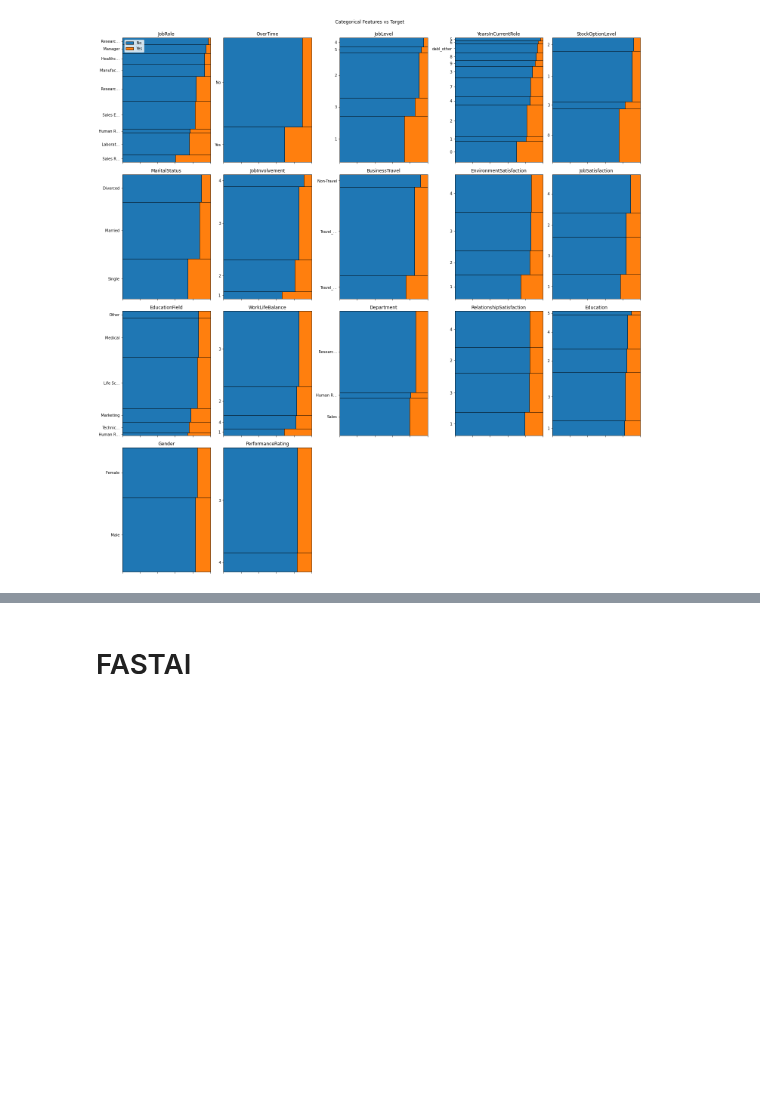
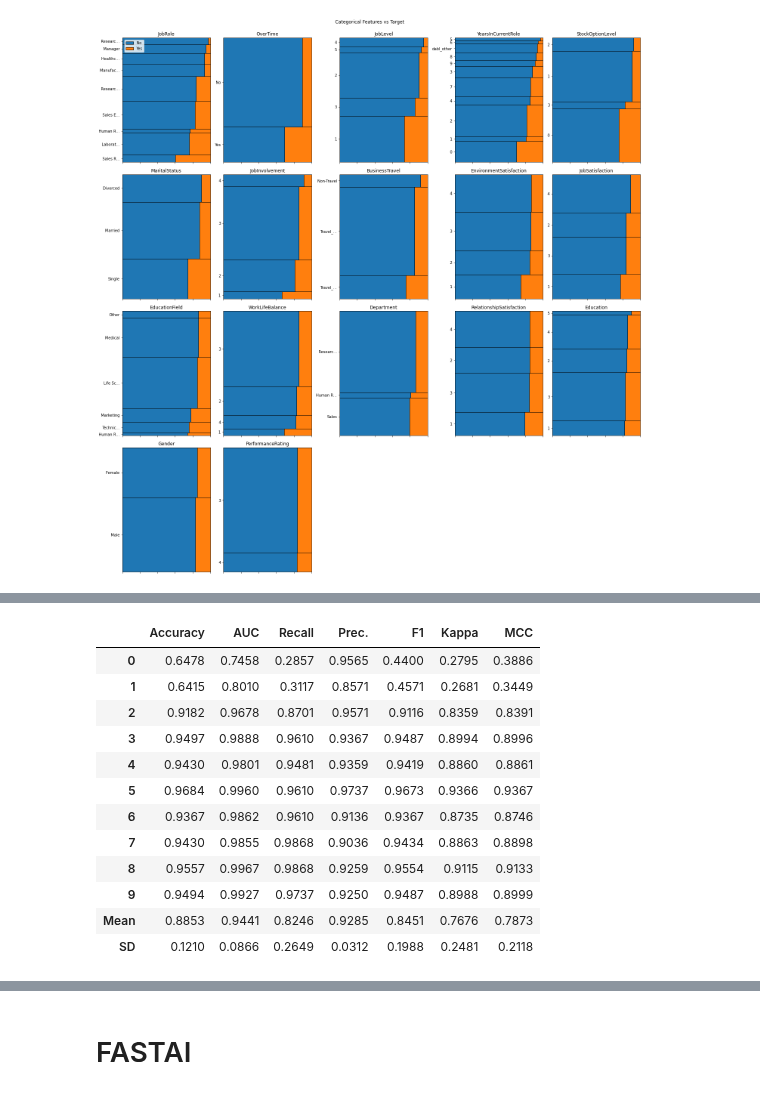
Before and after one commit to Oufattole/HR-Attrition, a Jupyter notebook: Predicting_employee_attrition.ipynb, the cells around one changed output, grey strips where cells are left out. Saved outputs shown, nothing was run; the diff lists cells and outputs as text; code cells hidden in the pictures; blank space fills up the shorter version.

```diff
--- a/Predicting_employee_attrition.ipynb
+++ b/Predicting_employee_attrition.ipynb
@@ -338,0 +232,16 @@ TunableVotingClassifier(estimators=[('lr',
+# %%
+et = create_model("et")
+# %% [output]
+|  | Accuracy | AUC | Recall | Prec. | F1 | Kappa | MCC |
+| 0 | 0.6478 | 0.7458 | 0.2857 | 0.9565 | 0.4400 | 0.2795 | 0.3886 |
+| 1 | 0.6415 | 0.8010 | 0.3117 | 0.8571 | 0.4571 | 0.2681 | 0.3449 |
+| 2 | 0.9182 | 0.9678 | 0.8701 | 0.9571 | 0.9116 | 0.8359 | 0.8391 |
+| 3 | 0.9497 | 0.9888 | 0.9610 | 0.9367 | 0.9487 | 0.8994 | 0.8996 |
+| 4 | 0.9430 | 0.9801 | 0.9481 | 0.9359 | 0.9419 | 0.8860 | 0.8861 |
+| 5 | 0.9684 | 0.9960 | 0.9610 | 0.9737 | 0.9673 | 0.9366 | 0.9367 |
+| 6 | 0.9367 | 0.9862 | 0.9610 | 0.9136 | 0.9367 | 0.8735 | 0.8746 |
+| 7 | 0.9430 | 0.9855 | 0.9868 | 0.9036 | 0.9434 | 0.8863 | 0.8898 |
+| 8 | 0.9557 | 0.9967 | 0.9868 | 0.9259 | 0.9554 | 0.9115 | 0.9133 |
+| 9 | 0.9494 | 0.9927 | 0.9737 | 0.9250 | 0.9487 | 0.8988 | 0.8999 |
+| Mean | 0.8853 | 0.9441 | 0.8246 | 0.9285 | 0.8451 | 0.7676 | 0.7873 |
+| SD | 0.1210 | 0.0866 | 0.2649 | 0.0312 | 0.1988 | 0.2481 | 0.2118 |
```
Also changed, not shown: parts of 28 cells of this notebook.
